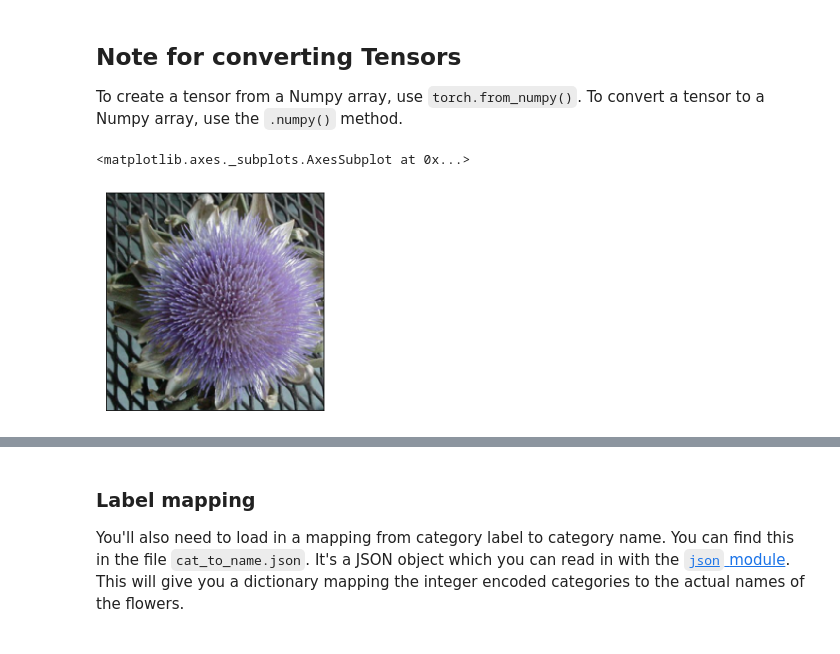
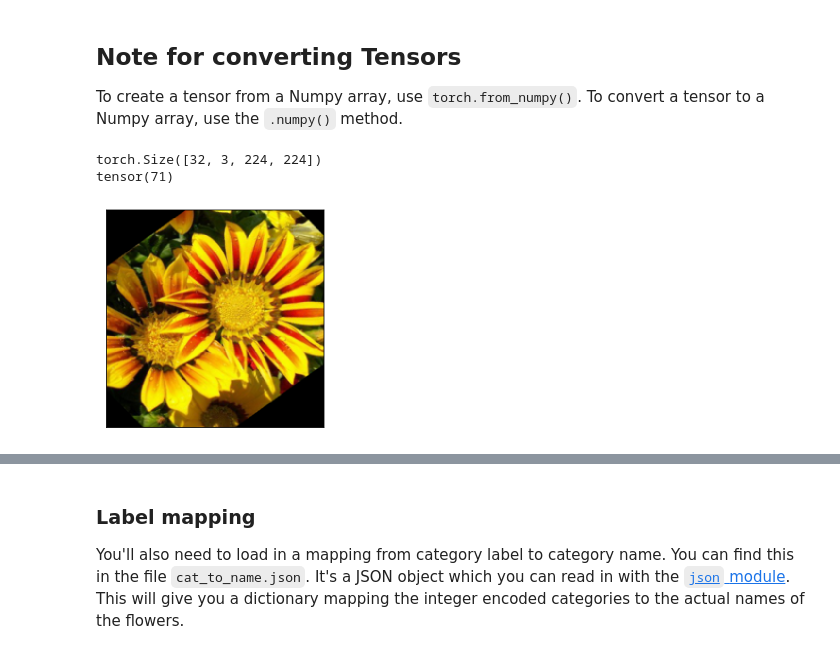
Before and after one commit to justinbellucci/DL-image-classifier-app, a Jupyter notebook: Image Classifier Project.ipynb, the cells around one changed output, grey strips where cells are left out. Cells and saved outputs as stored; diff of their text form; code cells hidden in the pictures.

Commit message:
Match labels to correct class and print image

```diff
--- a/Image Classifier Project.ipynb
+++ b/Image Classifier Project.ipynb
@@ -51,7 +51,7 @@ train_dir
 # %% [output]
 'assets/flower_data/train'
 # %%
-batch_size = 64
+batch_size = 32
 img_mean = [0.485, 0.456, 0.406]
 img_std = [0.229, 0.224, 0.225]
 
@@ -109,11 +110,14 @@ def imgshow(image, ax=None, title=None, normalize=True):
     # print(image.shape)
     return ax
 # %%
-image =next(iter(test_loader))
-imgshow(image[0][0], normalize=True)
+image, labels =next(iter(train_loader))
+print(image.shape)
+imgshow(image[0], normalize=True)
+print(labels[0])
 # %% [output]
-<matplotlib.axes._subplots.AxesSubplot at 0x...>
+torch.Size([32, 3, 224, 224])
+tensor(71)
-[figure, old version]
+[figure, new version]
 # %%
 ## Print images to see what they look like
 
```
Also changed, not shown: parts of 8 cells of this notebook.
